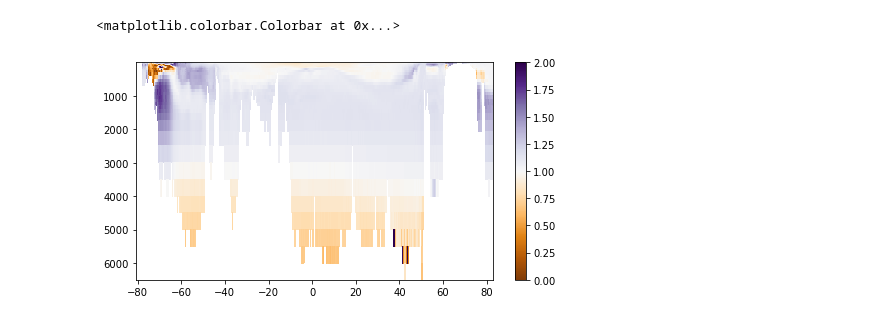
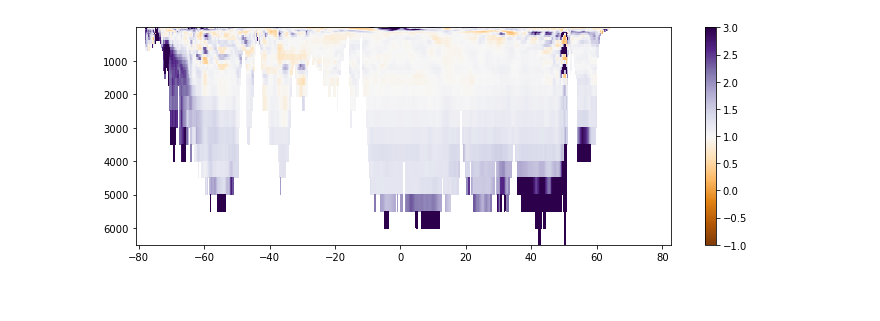
Before and after one commit to gmacgilchrist/wmt_bgc, a Jupyter notebook: notebooks/dev_bfactor.ipynb, the cells around one changed output. Drawn from its saved outputs; the diff is of its cells as text; code cells hidden in the pictures.

```diff
--- a/notebooks/dev_bfactor.ipynb
+++ b/notebooks/dev_bfactor.ipynb
@@ -15,9 +18,18 @@ localdir = '/ts/annual/5yr/'
 filename = pp+'.2013-2017.*.nc'
 ds = xr.open_mfdataset(rootdir+pp+localdir+filename).isel(time=0)
 grid = xr.open_dataset(rootdir+pp+'/'+pp+'.static.nc')
+# %%
+# Load gamma_n
+gammadir = '/archive/gam/so_decadal_variability/OM4p25_JRA55do1.4_0netfw_cycle6/'
+gamma = xr.open_dataset(gammadir+pp+'/gamma_n.nc').isel(time=0)
+gamma = gamma['gamma_n'].assign_attrs({'long_name':'Neutral density (gamma_n) from Jackett and McDougall (1997)',
+                    'units':'kgm-3',
+                    'standard_name':'gamma_n'});
+gamma = gamma.where(gamma>0,np.nan)
 # %%
 # Calculate some derived variables
-ds['g'] = wmt.sigmantr_mjd05(ds['so'],ds['thetao'])
+# ds['g'] = wmt.sigmantr_mjd05(ds['so'],ds['thetao'])
+ds['g'] = gamma
 ds['p'] = wmt.gsw_p_from_z(-ds['z_l'],grid['geolat'])
 ds['alpha'] = wmt.gsw_alpha(ds['so'],ds['thetao'],ds['p'])
 ds['beta'] = wmt.gsw_beta(ds['so'],ds['thetao'],ds['p'])
@@ -99,13 +111,12 @@ b = absgradg/absgradr
 b.load();
 # %%
 select = {'xh':-180}
-fig,ax = plt.subplots(figsize=(8,4))
+fig,ax = plt.subplots(figsize=(12,4))
 im = ax.pcolormesh(ds['geolat'].sel(select,method='nearest'),
                    ds['z_l'],
-                   b.sel(select,method='nearest'),
-                   vmin=0,vmax=2,cmap='PuOr')
+                   b.sel(select,method='nearest').transpose(),
+                   vmin=-1,vmax=3,cmap='PuOr')
+plt.colorbar(im,ax=ax)
 ax.invert_yaxis()
-plt.colorbar(im,ax=ax)
 # %% [output]
-<matplotlib.colorbar.Colorbar at 0x...>
-[figure, old version]
+[figure, new version]
```
Also changed, not shown: parts of 4 cells of this notebook, 3 other files.
